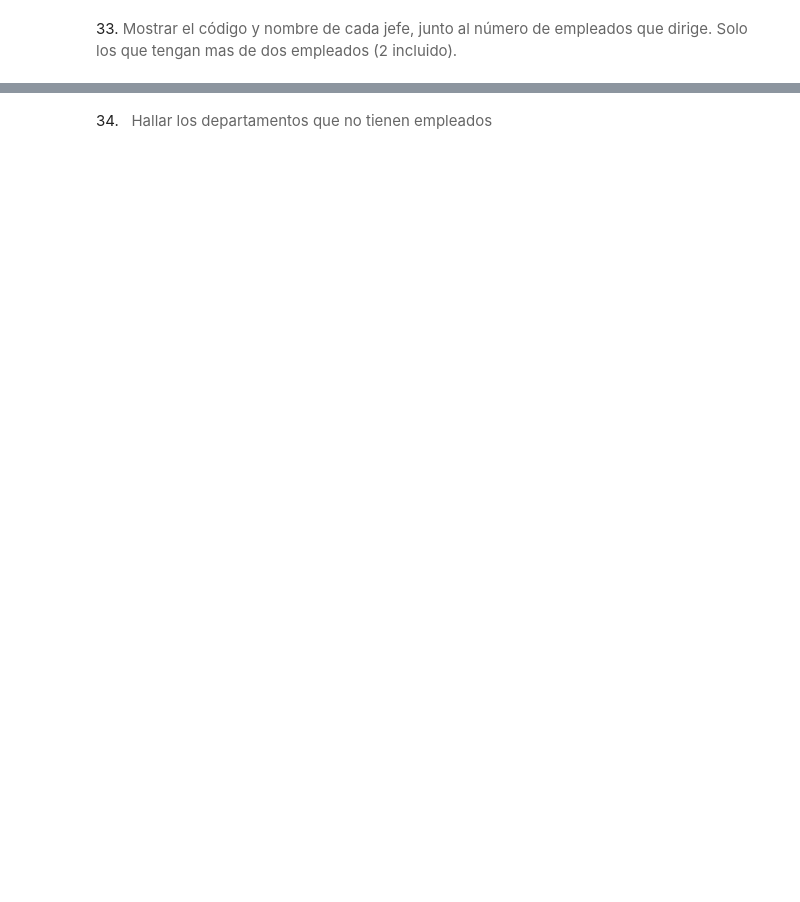
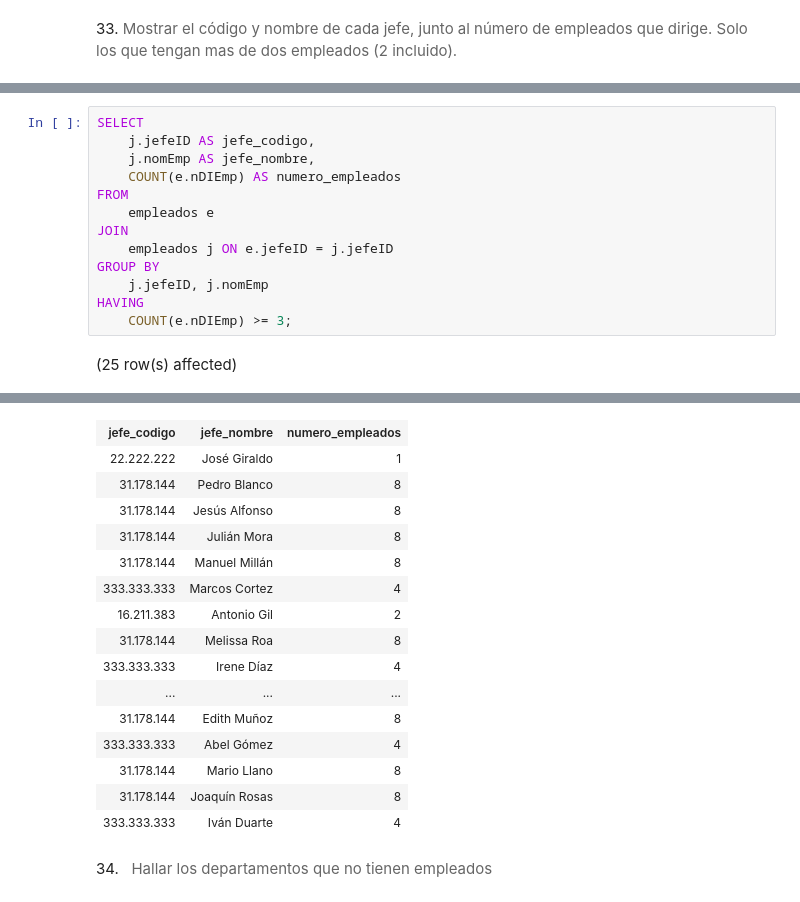
Before and after one commit to jdomdev/data-science-sql, a Jupyter notebook: notebooks/p5-m4.ipynb, the cells around one changed output, grey strips where cells are left out. Drawn from its saved outputs; the diff is of its cells as text; blank space fills up the shorter version.

```diff
--- a/notebooks/p5-m4.ipynb
+++ b/notebooks/p5-m4.ipynb
@@ -588,0 +660,15 @@ Total execution time: 00:00:00
+# %%
+SELECT
+    j.jefeID AS jefe_codigo,
+    j.nomEmp AS jefe_nombre,
+    COUNT(e.nDIEmp) AS numero_empleados
+FROM
+    empleados e
+JOIN
+    empleados j ON e.jefeID = j.jefeID
+GROUP BY
+    j.jefeID, j.nomEmp
+HAVING
+    COUNT(e.nDIEmp) >= 3;
+# %% [output]
+(25 row(s) affected)
@@ -589,2 +676,18 @@ Total execution time: 00:00:00
+| jefe_codigo | jefe_nombre | numero_empleados |
+| 22.222.222 | José Giraldo | 1 |
+| 31.178.144 | Pedro Blanco | 8 |
+| 31.178.144 | Jesús Alfonso | 8 |
+| 31.178.144 | Julián Mora | 8 |
+| 31.178.144 | Manuel Millán | 8 |
+| 333.333.333 | Marcos Cortez | 4 |
+| 16.211.383 | Antonio Gil | 2 |
+| 31.178.144 | Melissa Roa | 8 |
+| 333.333.333 | Irene Díaz | 4 |
+| ... | ... | ... |
+| 31.178.144 | Edith Muñoz | 8 |
+| 333.333.333 | Abel Gómez | 4 |
+| 31.178.144 | Mario Llano | 8 |
+| 31.178.144 | Joaquín Rosas | 8 |
+| 333.333.333 | Iván Duarte | 4 |
 # %% [markdown]
 34.  <span style="color: rgb(102, 102, 102); font-family: Poppins; font-size: 15px; background-color: rgb(255, 255, 255);">&nbsp;Hallar los departamentos que no tienen empleados</span>
```
Also changed, not shown: parts of 20 cells of this notebook.
